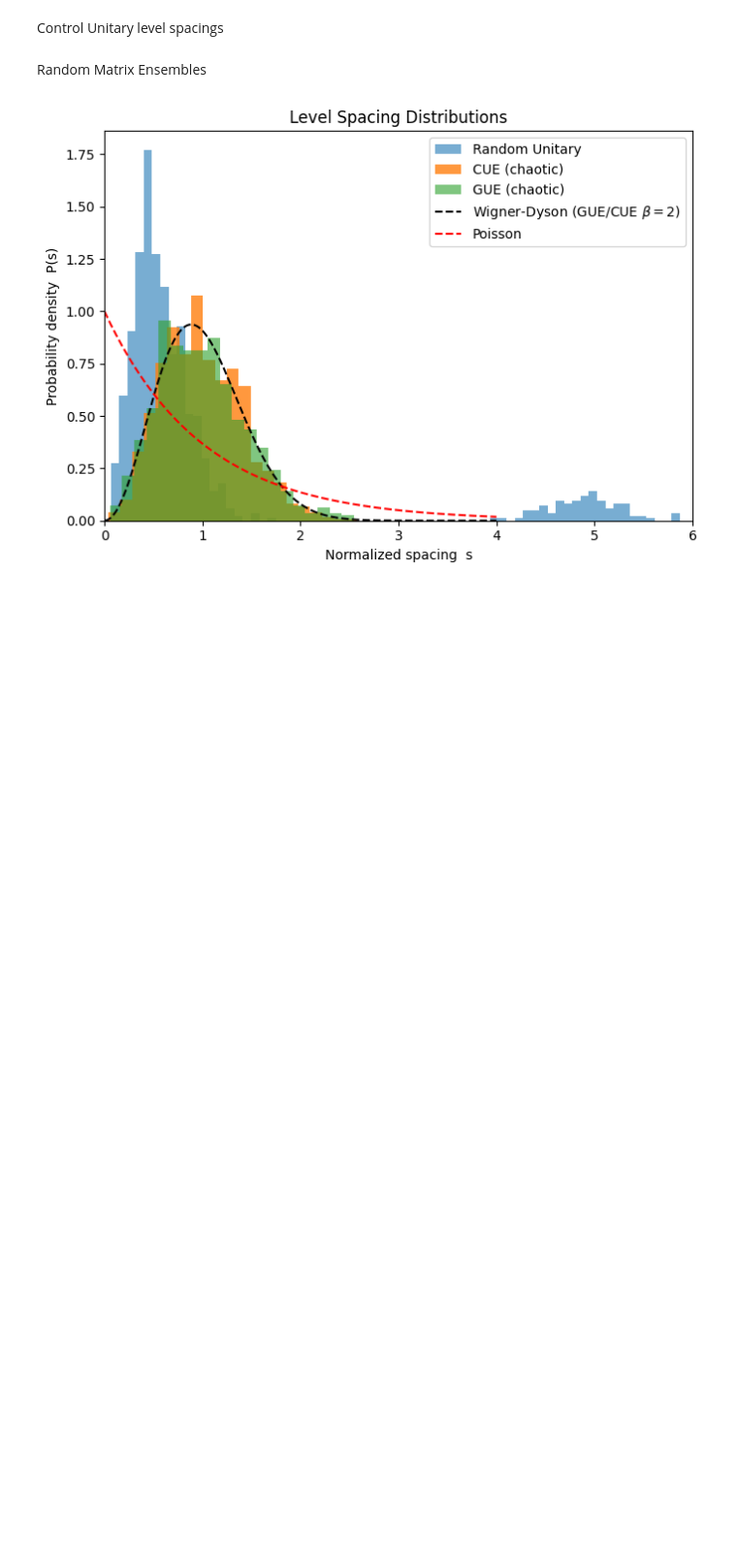
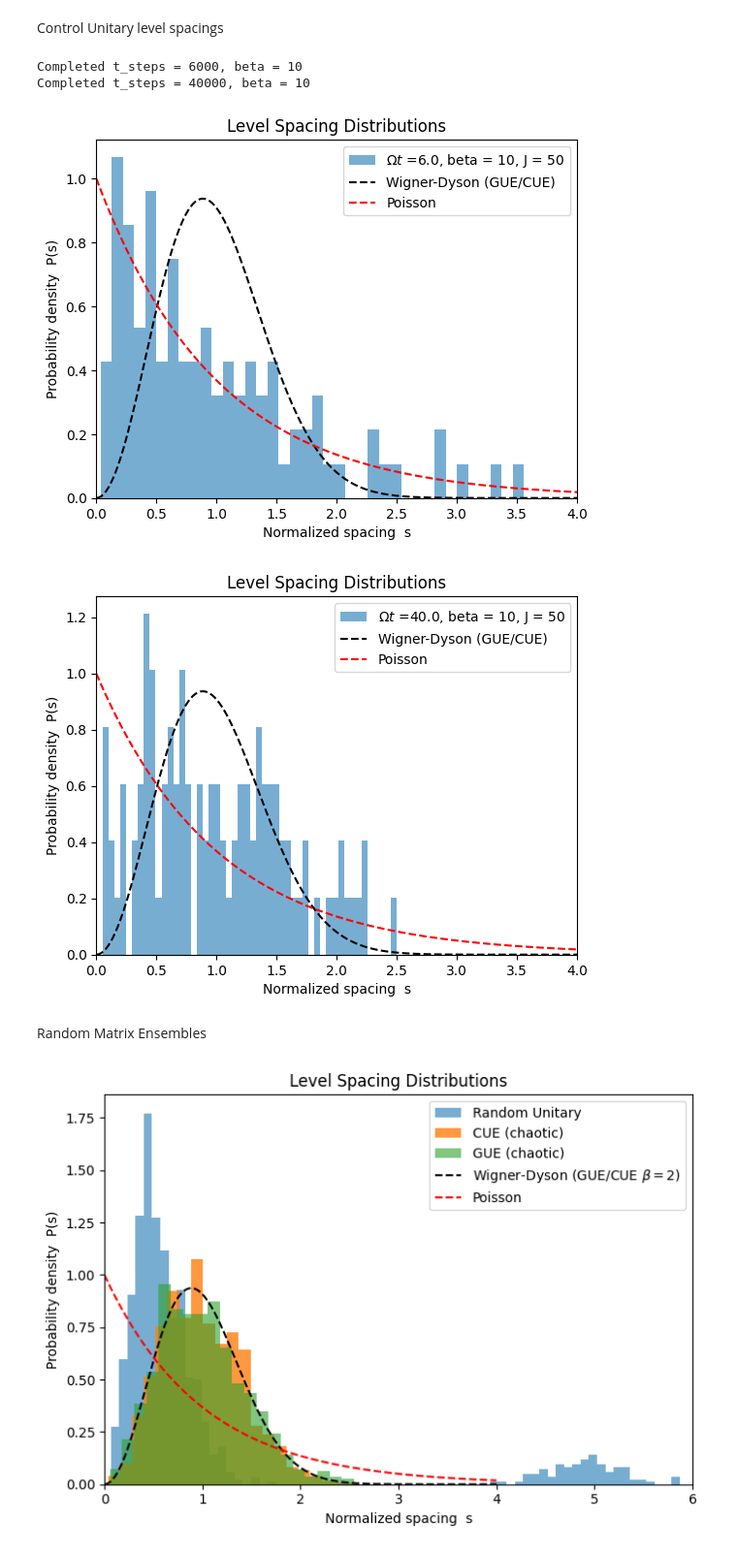
Before and after one commit to sjqqqqqq/quantum_metrology, a Jupyter notebook: Level spacings.ipynb, the cells around one changed output. Shown at 97% size. Drawn from its saved outputs; the diff is of its cells as text; code cells hidden in the pictures; blank space fills up the shorter version.

```diff
--- a/Level spacings.ipynb
+++ b/Level spacings.ipynb
@@ -13,7 +13,7 @@ def H(phi=0, beta=1, omega=1, J=1, w = []):
     return H_arr
 
 rng = np.random.default_rng()
-J = 10
+J = 50
 dim = int(2*J+1)
 t_steps = 6000
 delta_t = 0.001
@@ -56,29 +58,36 @@ Control Unitary level spacings
 # %%
 iter = 1
 # Parallel execution
-t_steps_array = np.array([500000])
-beta_array = np.array([1])
+t_steps_array = np.array([6000, 40000])
+beta_array = np.array([10])
 spacings = np.empty((t_steps_array.shape[0],beta_array.shape[0]), dtype = object)
 for t, t_steps in enumerate(t_steps_array):
         for b, beta in enumerate(beta_array):
-                phi_array = [2*np.pi*rng.random(t_steps) for _ in range(iter)]
+                phi_array = [delta_t * np.arange(t_steps) for _ in range(iter)]
                 U_total = np.array(Parallel(n_jobs=4)(delayed(single_run)(phi) for phi in phi_array))
                 spacings_U_total = np.concatenate([level_spacings_unitary(np.linalg.eigvals(U)) for U in U_total])
                 spacings[t,b] = spacings_U_total
                 del U_total
                 del spacings_U_total
                 print(f"Completed t_steps = {t_steps}, beta = {beta}")
+# %% [output]
+Completed t_steps = 6000, beta = 10
+Completed t_steps = 40000, beta = 10
 # %%
 for t, t_steps in enumerate(t_steps_array):
         for b, beta in enumerate(beta_array):
-                plt.hist(spacings[t,b], bins='auto', density=True, alpha=0.6, label=f'$\Omega t$ ={t_steps*delta_t}, beta = {beta}, J = {J}')
+                plt.hist(spacings[t,b], bins=50, density=True, alpha=0.6, label=f'$\Omega t$ ={t_steps*delta_t}, beta = {beta}, J = {J}')
                 plt.plot(s, P_Wigner_2, 'k--', label='Wigner-Dyson (GUE/CUE)')
                 plt.plot(s, P_Poisson, 'r--', label='Poisson')
                 plt.xlabel('Normalized spacing  s')
                 plt.ylabel('Probability density  P(s)')
                 plt.title('Level Spacing Distributions')
                 plt.legend()
+                plt.xlim(0, 4)
                 plt.show()
+# %% [output]
+[figure, added]
+[figure, added]
 # %% [markdown]
 Random Matrix Ensembles
 # %%
```
Also changed, not shown: parts of 1 cell of this notebook, 55 other files.
